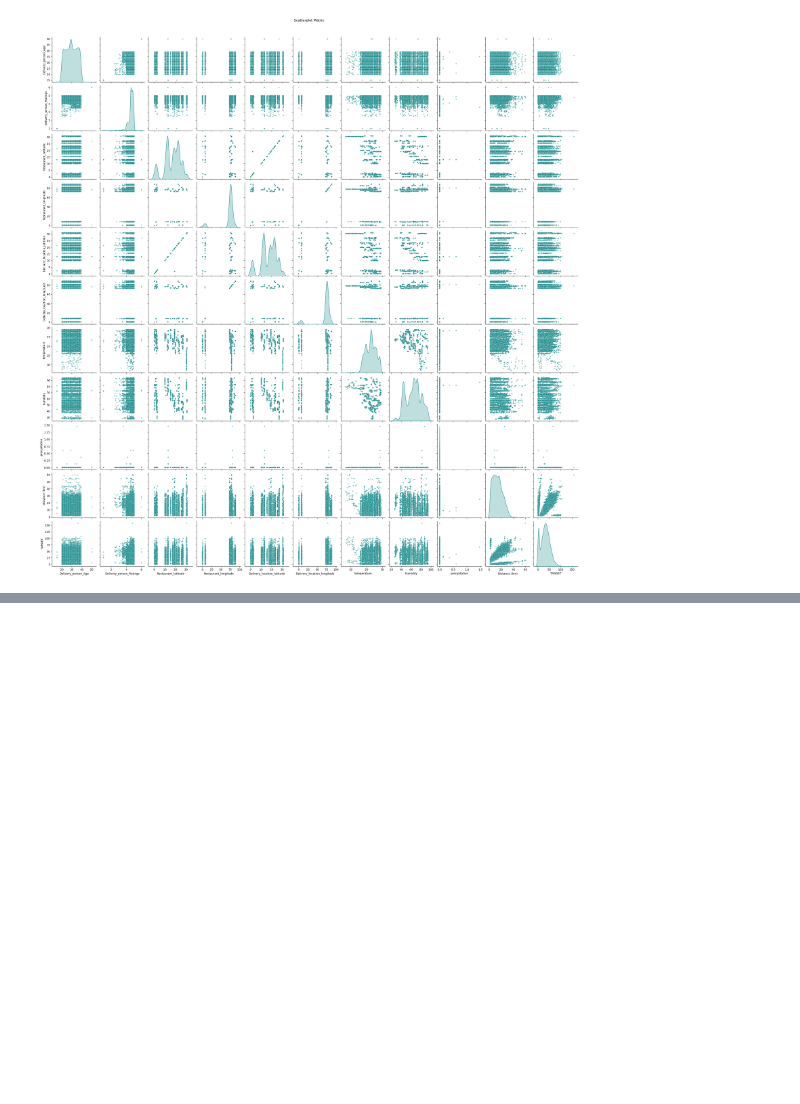
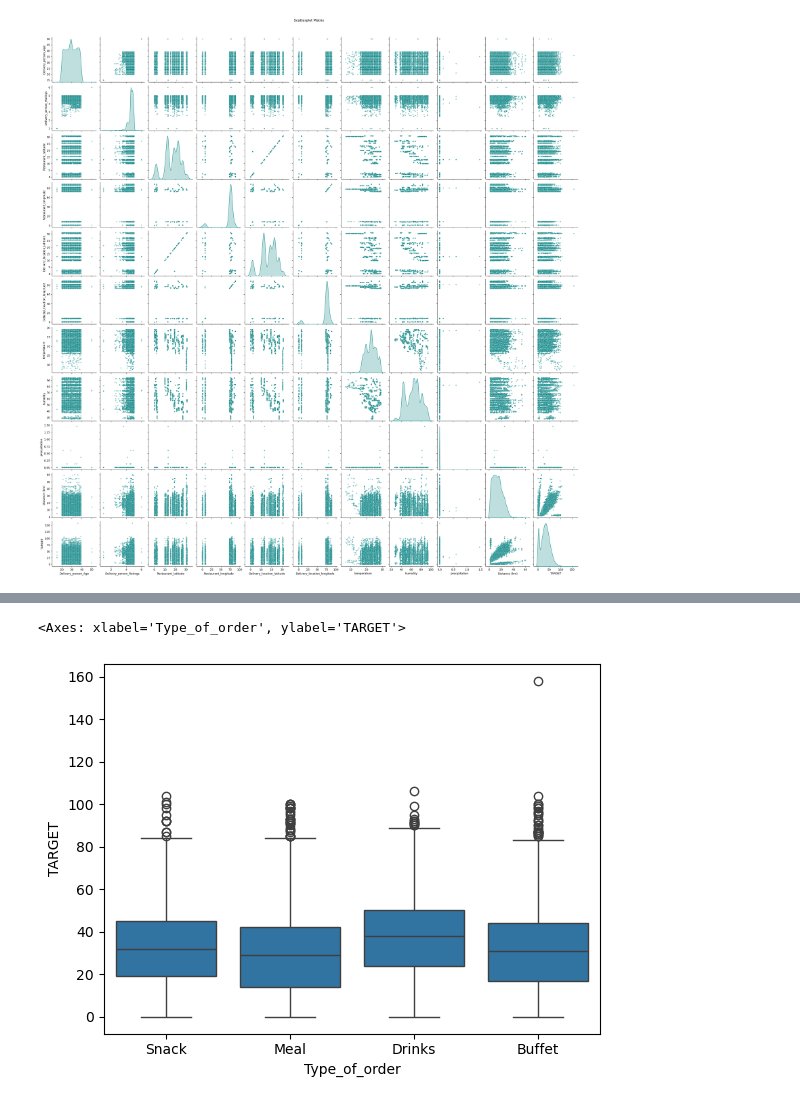
Before and after one commit to McNuggetsIT/FoodDeliveryTime, a Jupyter notebook: Fdt.ipynb, the cells around one changed output, grey strips where cells are left out. Saved outputs shown, nothing was run; the diff lists cells and outputs as text; code cells hidden in the pictures; blank space fills up the shorter version.

```diff
--- a/Fdt.ipynb
+++ b/Fdt.ipynb
@@ -231,0 +270,5 @@ plt.show()
+# %%
+sns.boxplot(data=df, x="Type_of_order", y="TARGET")
+# %% [output]
+<Axes: xlabel='Type_of_order', ylabel='TARGET'>
+[figure, added]
```
Also changed, not shown: parts of 12 cells of this notebook.
